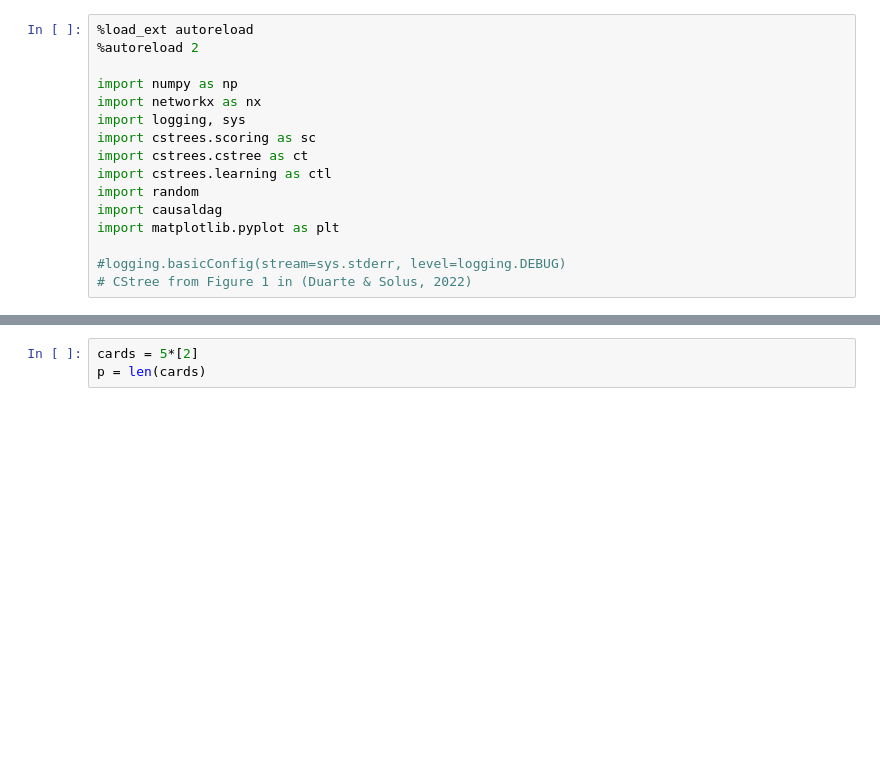
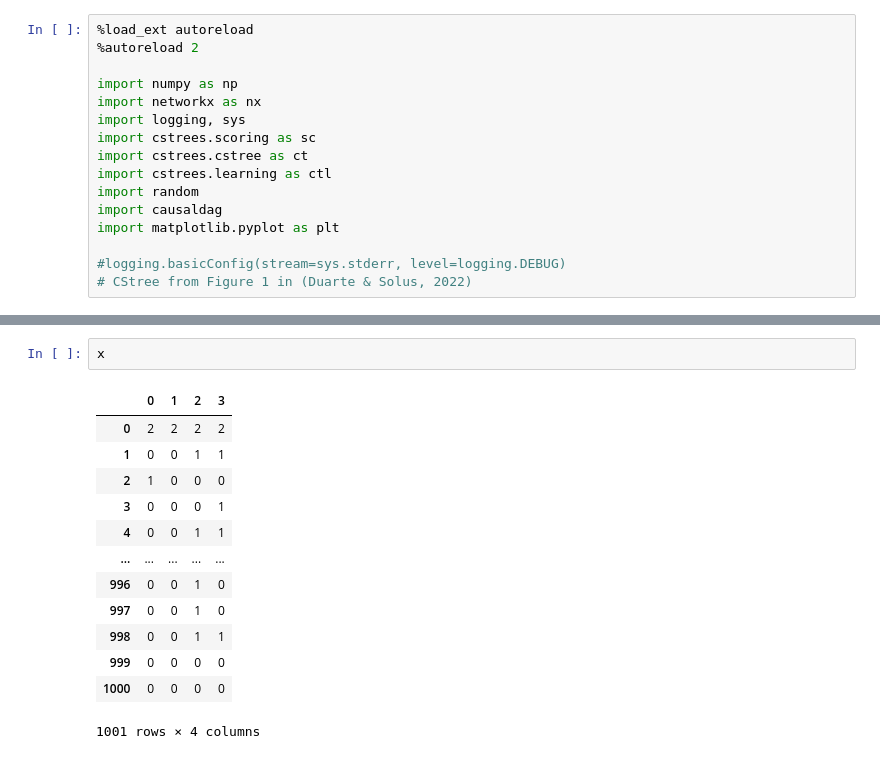
Before and after one commit to felixleopoldo/cstrees, a Jupyter notebook: src/testing.ipynb, the cells around one changed output, grey strips where cells are left out. Cells and saved outputs as stored; diff of their text form; blank space fills up the shorter version.

```diff
--- a/src/testing.ipynb
+++ b/src/testing.ipynb
@@ -215,3 +201,16 @@ print(score)
-# %%
-cards = 5*[2]
-p = len(cards)
+# %%
+x
+# %% [output]
+|  | 0 | 1 | 2 | 3 |
+| 0 | 2 | 2 | 2 | 2 |
+| 1 | 0 | 0 | 1 | 1 |
+| 2 | 1 | 0 | 0 | 0 |
+| 3 | 0 | 0 | 0 | 1 |
+| 4 | 0 | 0 | 1 | 1 |
+| ... | ... | ... | ... | ... |
+| 996 | 0 | 0 | 1 | 0 |
+| 997 | 0 | 0 | 1 | 0 |
+| 998 | 0 | 0 | 1 | 1 |
+| 999 | 0 | 0 | 0 | 0 |
+| 1000 | 0 | 0 | 0 | 0 |
+1001 rows × 4 columns
```
Also changed, not shown: parts of 13 cells of this notebook, 11 other files.
